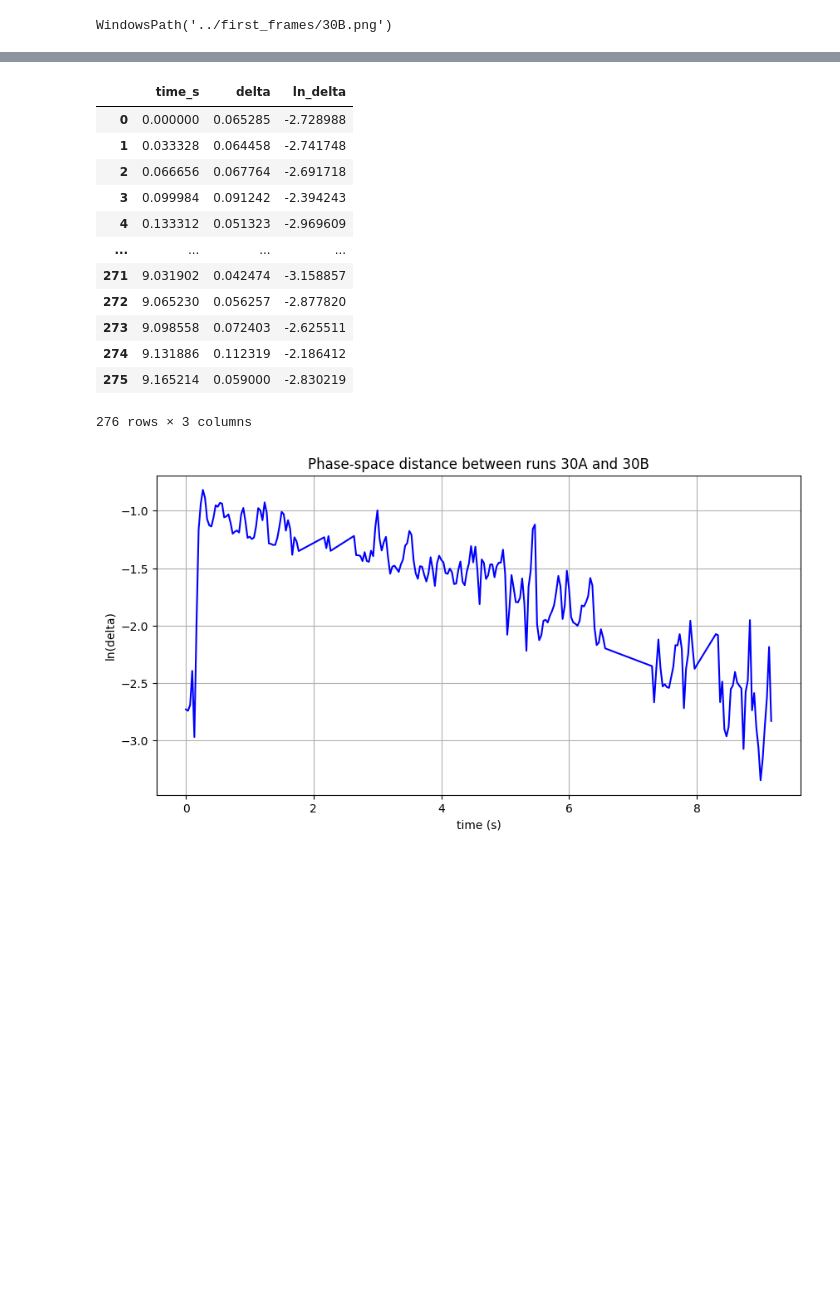
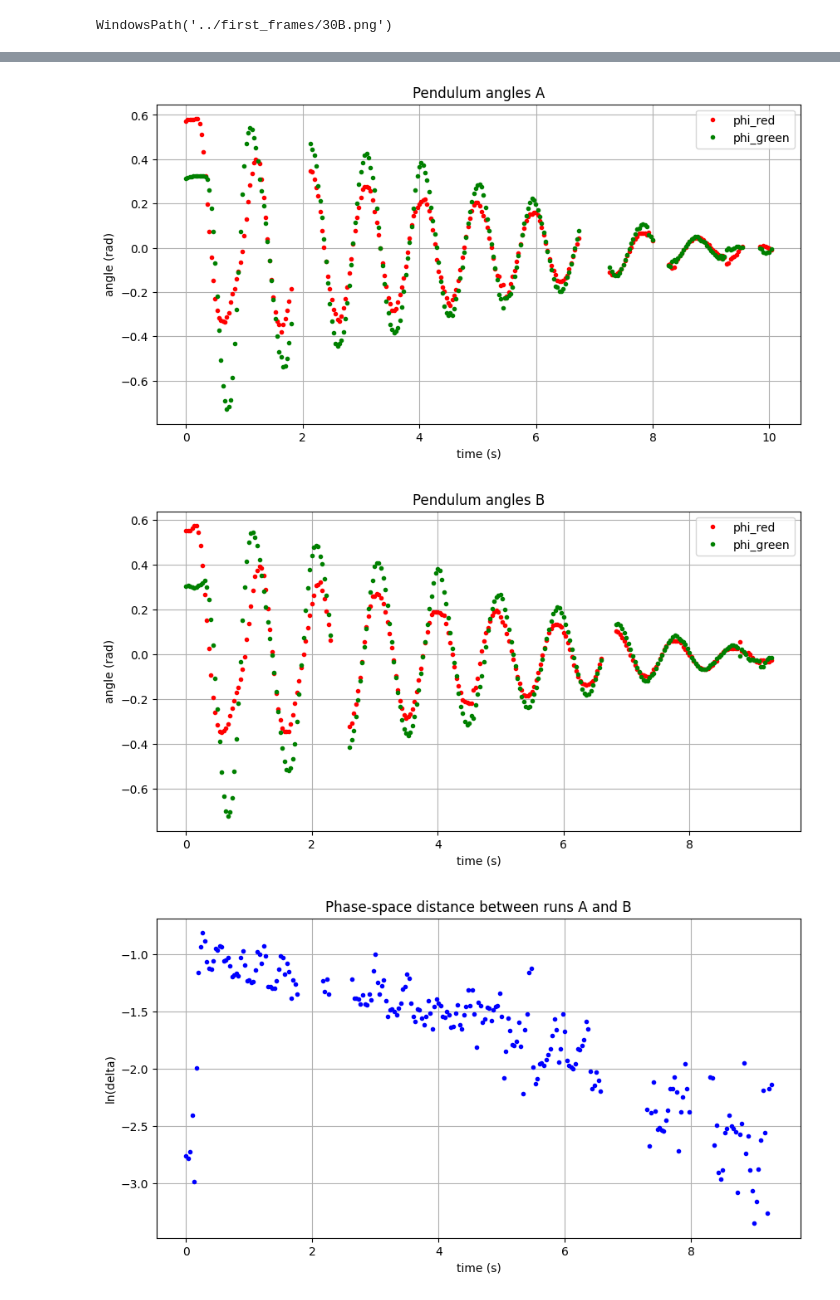
Before and after one commit to AEZorina/RP_double-pendulum, a Jupyter notebook: notebooks/Pendulum tracking.ipynb, the cells around one changed output, grey strips where cells are left out. Saved outputs shown, nothing was run; the diff lists cells and outputs as text; code cells hidden in the pictures; blank space fills up the shorter version.

```diff
--- a/notebooks/Pendulum tracking.ipynb
+++ b/notebooks/Pendulum tracking.ipynb
@@ -441,14 +424,14 @@ def analyze_video(result, first_frame, last_frame=None, scale=scale, origin_x=0,
 import matplotlib.pyplot as plt
 
 
-def plot_results(analyzed_result):
+def plot_results(analyzed_result, title="Pendulum angles"):
     """Plot the angles phi_red and phi_green as a function of time_s."""
     fig, ax = plt.subplots(figsize=(10, 5))
     ax.plot(analyzed_result["time_s"], analyzed_result["phi_red"], "r.", label="phi_red")
     ax.plot(analyzed_result["time_s"], analyzed_result["phi_green"], "g.", label="phi_green")
     ax.set_xlabel("time (s)")
     ax.set_ylabel("angle (rad)")
-    ax.set_title("Pendulum angles")
+    ax.set_title(title)
     ax.grid(True)
     ax.legend()
     plt.show()
@@ -572,32 +545,0 @@ plot_results(analyzed_result_30B)
-# %%
-# Join 30A and 30B on time. The videos have slightly different frame rates, so an exact match
-# on time_s would hit only a few rows; match each 30A row to the nearest 30B time instead
-# (within half a frame) and keep only rows that are present in both.
-frame_period = analyzed_result_30A["time_s"].diff().median()
-
-joined_30A_30B = pd.merge_asof(
-    analyzed_result_30A.add_suffix("_30A").rename(columns={"time_s_30A": "time_s"}),
-    analyzed_result_30B.add_suffix("_30B"),
-    left_on="time_s",
-    right_on="time_s_30B",
-    direction="nearest",
-    tolerance=frame_period / 2,
-).dropna(subset=["time_s_30B"]).reset_index(drop=True)
-
-# Normalize each variable of both videos by its largest absolute value over both videos (all rows)
-for var in ("phi_red", "phi_green", "p_green", "p_red"):
-    var_max = max(
-        joined_30A_30B[f"{var}_30A"].abs().max(), joined_30A_30B[f"{var}_30B"].abs().max()
-    )
-    for video in ("30A", "30B"):
-        joined_30A_30B[f"{var}_{video}_norm"] = joined_30A_30B[f"{var}_{video}"] / var_max
-
-# Phase-space distance between the two runs (the angles are the phi columns)
-joined_30A_30B["delta"] = np.sqrt(
-    sum(
-        (joined_30A_30B[f"{var}_30A_norm"] - joined_30A_30B[f"{var}_30B_norm"]) ** 2
-        for var in ("phi_red", "p_red", "phi_green", "p_green")
-    )
-)
-
-joined_30A_30B
@@ -618,31 +546,9 @@ joined_30A_30B
-# %%
-# test new join_runs function
-joined_30 = join_runs(analyzed_result_30A, analyzed_result_30B)
-joined_30
-# %% [output]
-|  | time_s | delta | ln_delta |
-| 0 | 0.000000 | 0.065285 | -2.728988 |
-| 1 | 0.033328 | 0.064458 | -2.741748 |
-| 2 | 0.066656 | 0.067764 | -2.691718 |
-| 3 | 0.099984 | 0.091242 | -2.394243 |
-| 4 | 0.133312 | 0.051323 | -2.969609 |
-| ... | ... | ... | ... |
-| 271 | 9.031902 | 0.042474 | -3.158857 |
-| 272 | 9.065230 | 0.056257 | -2.877820 |
-| 273 | 9.098558 | 0.072403 | -2.625511 |
-| 274 | 9.131886 | 0.112319 | -2.186412 |
-| 275 | 9.165214 | 0.059000 | -2.830219 |
-276 rows × 3 columns
-# %%
-# plot ln_delta as a function of time_s (skipping non-finite values, e.g. ln(0))
-finite = joined_30[np.isfinite(joined_30["ln_delta"])]
-
-fig, ax = plt.subplots(figsize=(10, 5))
-ax.plot(finite["time_s"], finite["ln_delta"], "b-")
-ax.set_xlabel("time (s)")
-ax.set_ylabel("ln(delta)")
-ax.set_title("Phase-space distance between runs 30A and 30B")
-ax.grid(True)
-plt.show()
-# %% [output]
-[figure, removed]
+# %%
+analyzed_result_30B = analyze_video(res_30B,20,305,scale=scale,origin_x=1026,origin_y= 156)
+# %%
+analysed_30 = analyse_pair(analyzed_result_30A, analyzed_result_30B)
+analysed_30
+# %% [output]
+[figure, added]
+[figure, added]
+[figure, added]
```
Also changed, not shown: parts of 9 cells of this notebook.
